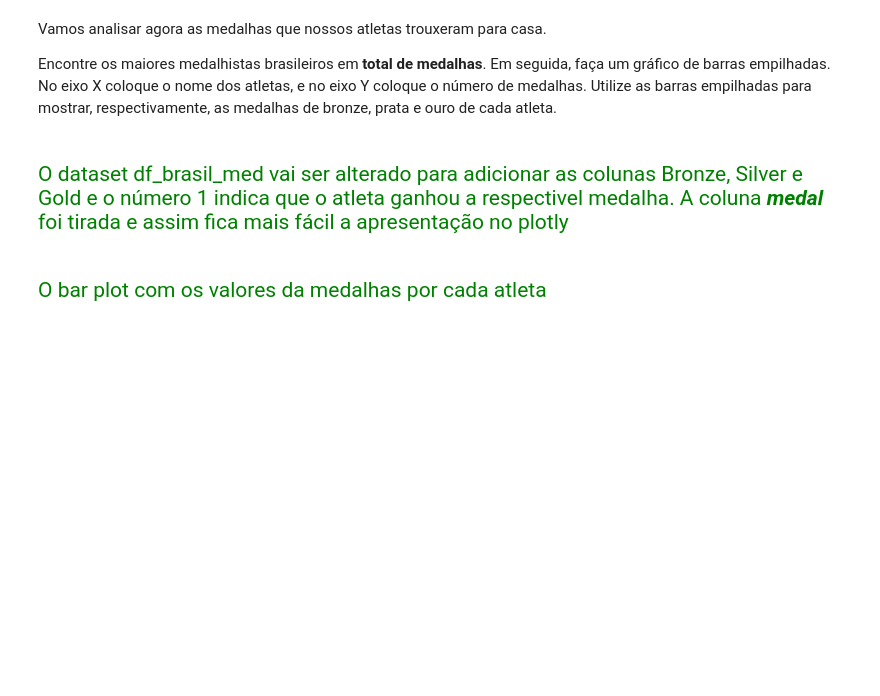
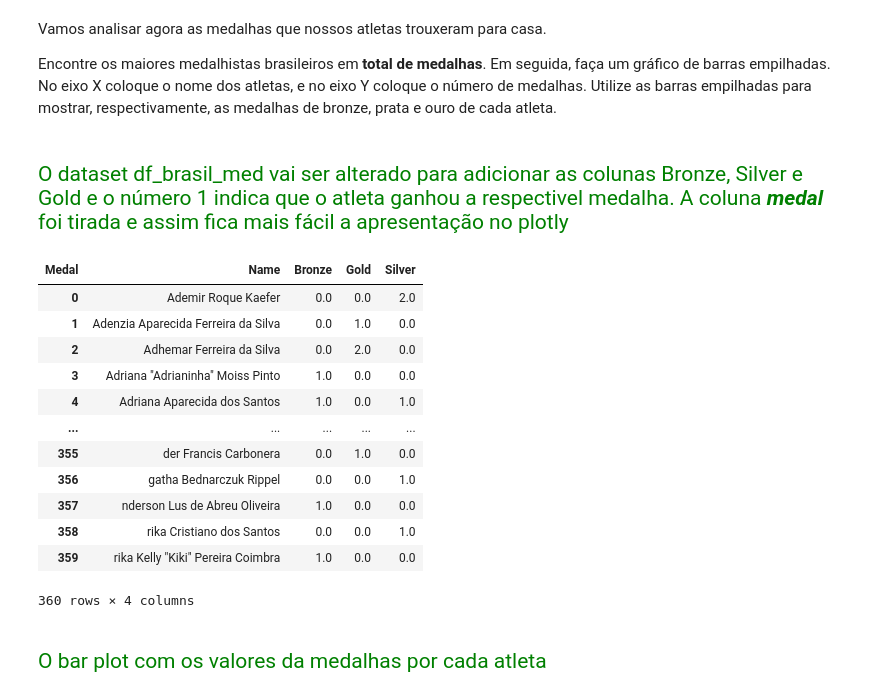
Before and after one commit to VictorBTaveira/Projeto-DataViz, a Jupyter notebook: Projeto_Dataviz.ipynb, the cells around one changed output. Saved outputs shown, nothing was run; the diff lists cells and outputs as text; code cells hidden in the pictures; blank space fills up the shorter version.

```diff
--- a/Projeto_Dataviz.ipynb
+++ b/Projeto_Dataviz.ipynb
@@ -174,8 +174,23 @@ Encontre os maiores medalhistas brasileiros em **total de medalhas**. Em seguida
 # %%
 
 df_brasil_med_medalha = df_brasil_med.groupby(['Name'])['Medal'].value_counts()
 
 df_brasil_med_medalhas_plot = df_brasil_med_medalha.unstack('Medal').fillna(0).reset_index()
 #df_brasil_med_medalhas_plot = df_brasil_med_medalhas.groupby(['Name']).count()
 
 #df_brasil_med_medalhas_plot
+df_brasil_med_medalhas_plot
+# %% [output]
+| Medal | Name | Bronze | Gold | Silver |
+| 0 | Ademir Roque Kaefer | 0.0 | 0.0 | 2.0 |
+| 1 | Adenzia Aparecida Ferreira da Silva | 0.0 | 1.0 | 0.0 |
+| 2 | Adhemar Ferreira da Silva | 0.0 | 2.0 | 0.0 |
+| 3 | Adriana "Adrianinha" Moiss Pinto | 1.0 | 0.0 | 0.0 |
+| 4 | Adriana Aparecida dos Santos | 1.0 | 0.0 | 1.0 |
+| ... | ... | ... | ... | ... |
+| 355 | der Francis Carbonera | 0.0 | 1.0 | 0.0 |
+| 356 | gatha Bednarczuk Rippel | 0.0 | 0.0 | 1.0 |
+| 357 | nderson Lus de Abreu Oliveira | 1.0 | 0.0 | 0.0 |
+| 358 | rika Cristiano dos Santos | 0.0 | 0.0 | 1.0 |
+| 359 | rika Kelly "Kiki" Pereira Coimbra | 1.0 | 0.0 | 0.0 |
+360 rows × 4 columns
```
Also changed, not shown: parts of 2 cells of this notebook.
